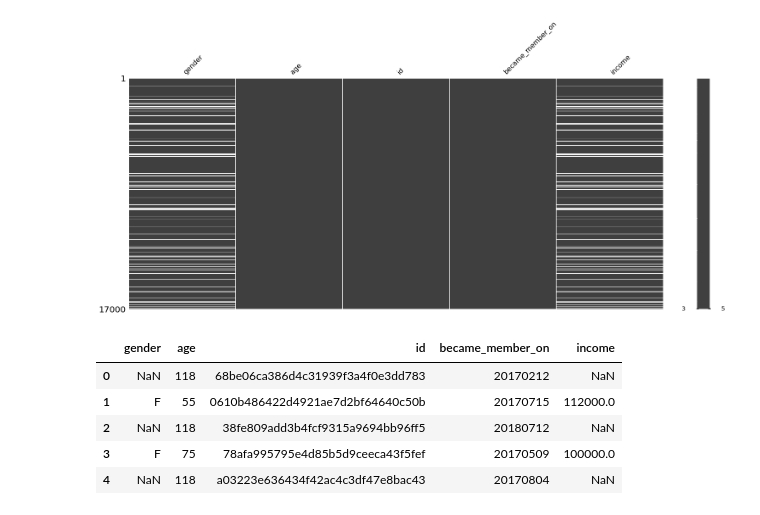
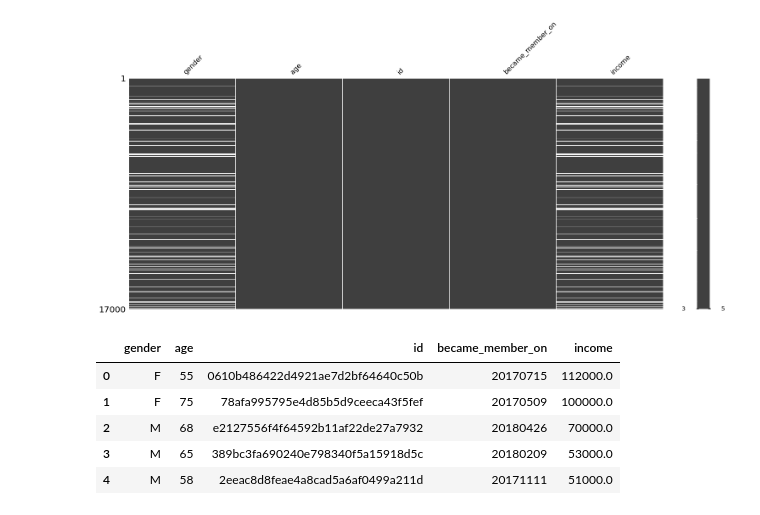
Before and after one commit to malekaburaddaha/Starbucks-Project, a Jupyter notebook: Starbucks_Capstone_notebook.ipynb, the cells around one changed output. Drawn from its saved outputs; the diff is of its cells as text; code cells hidden in the pictures.

```diff
--- a/Starbucks_Capstone_notebook.ipynb
+++ b/Starbucks_Capstone_notebook.ipynb
@@ -144,12 +144,14 @@ plt.show()
 [figure]
 # %%
 #clear the NaN values
-complete_profile = profile[~profile.isna()]
+complete_profile = profile.dropna()
+complete_profile.reset_index(inplace=True)
+del complete_profile['index']
 complete_profile.head()
 # %% [output]
 |  | gender | age | id | became_member_on | income |
-| 0 | NaN | 118 | 68be06ca386d4c31939f3a4f0e3dd783 | 20170212 | NaN |
-| 1 | F | 55 | 0610b486422d4921ae7d2bf64640c50b | 20170715 | 112000.0 |
-| 2 | NaN | 118 | 38fe809add3b4fcf9315a9694bb96ff5 | 20180712 | NaN |
-| 3 | F | 75 | 78afa995795e4d85b5d9ceeca43f5fef | 20170509 | 100000.0 |
-| 4 | NaN | 118 | a03223e636434f42ac4c3df47e8bac43 | 20170804 | NaN |
+| 0 | F | 55 | 0610b486422d4921ae7d2bf64640c50b | 20170715 | 112000.0 |
+| 1 | F | 75 | 78afa995795e4d85b5d9ceeca43f5fef | 20170509 | 100000.0 |
+| 2 | M | 68 | e2127556f4f64592b11af22de27a7932 | 20180426 | 70000.0 |
+| 3 | M | 65 | 389bc3fa690240e798340f5a15918d5c | 20180209 | 53000.0 |
+| 4 | M | 58 | 2eeac8d8feae4a8cad5a6af0499a211d | 20171111 | 51000.0 |
```
Also changed, not shown: parts of 2 cells of this notebook.
